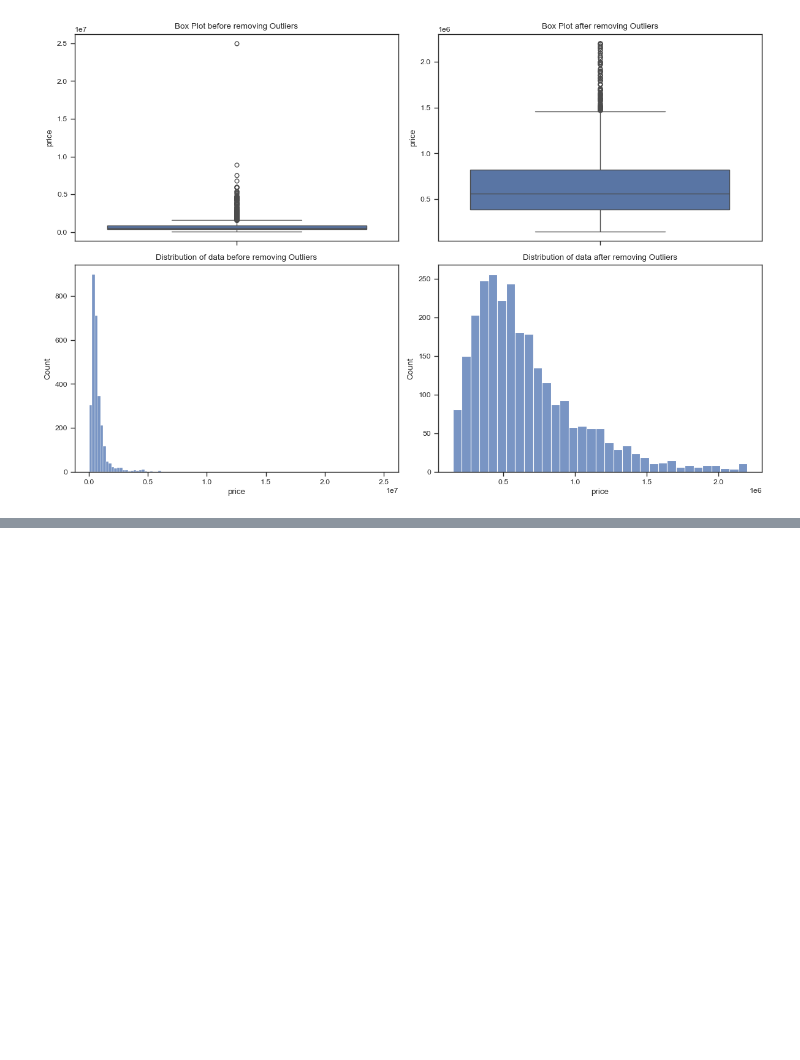
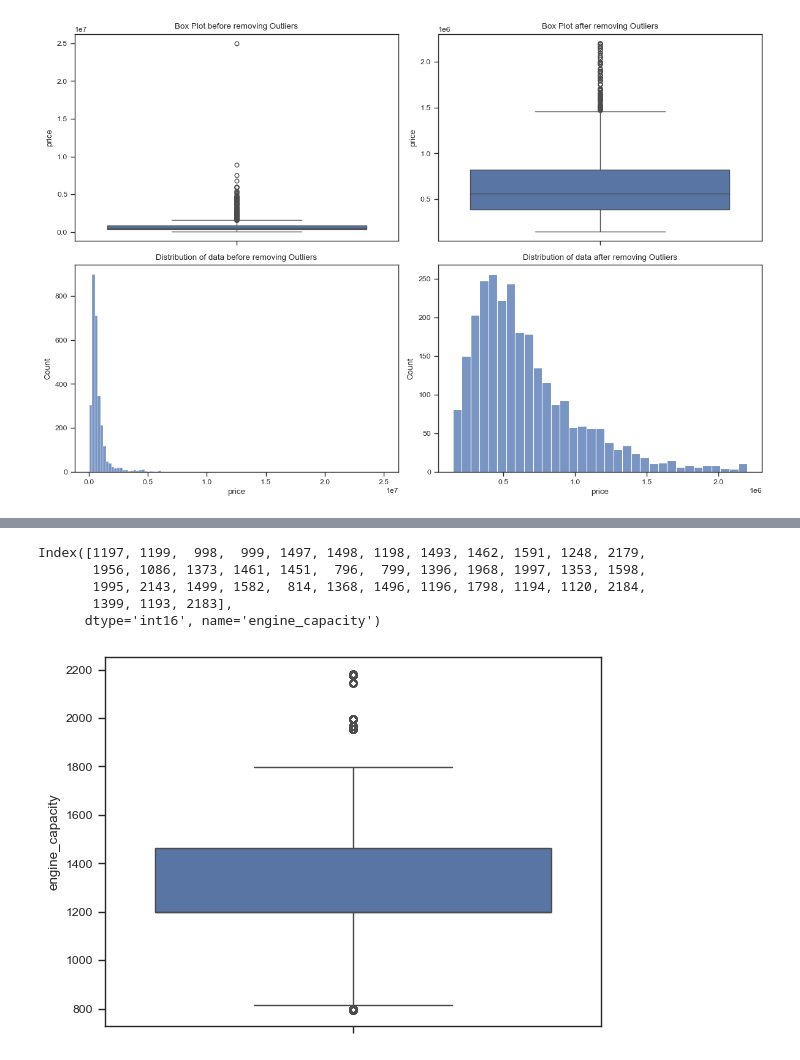
Before and after one commit to TheMrityunjayPathak/AutoIQ, a Jupyter notebook: notebooks/step_2_outlier_detection.ipynb, the cells around one changed output, grey strips where cells are left out. Drawn from its saved outputs; the diff is of its cells as text; code cells hidden in the pictures; blank space fills up the shorter version.

```diff
--- a/notebooks/step_2_outlier_detection.ipynb
+++ b/notebooks/step_2_outlier_detection.ipynb
@@ -483,0 +507,4 @@ plt.show()
+# %%
+# Frequency Distribution of "engine_capacity" column
+engine_freq = updated_cars['engine_capacity'].value_counts()
+engine_freq
@@ -483,0 +525,19 @@ plt.show()
+# %%
+# Selecting "engine_capacity" having count greater than or equal to 4 as "top_engines"
+top_engines = engine_freq[engine_freq >= 4].index
+top_engines
+# %% [output]
+Index([1197, 1199,  998,  999, 1497, 1498, 1198, 1493, 1462, 1591, 1248, 2179,
+       1956, 1086, 1373, 1461, 1451,  796,  799, 1396, 1968, 1997, 1353, 1598,
+       1995, 2143, 1499, 1582,  814, 1368, 1496, 1196, 1798, 1194, 1120, 2184,
+       1399, 1193, 2183],
+      dtype='int16', name='engine_capacity')
+# %%
+# Removing rare categories from "engine_capacity" column
+updated_cars = updated_cars[updated_cars['engine_capacity'].isin(top_engines)]
+# %%
+# Box Plot of "engine_capacity" column after transformation
+sns.boxplot(updated_cars['engine_capacity'])
+plt.show()
+# %% [output]
+[figure, added]
```
Also changed, not shown: parts of 5 cells of this notebook.
